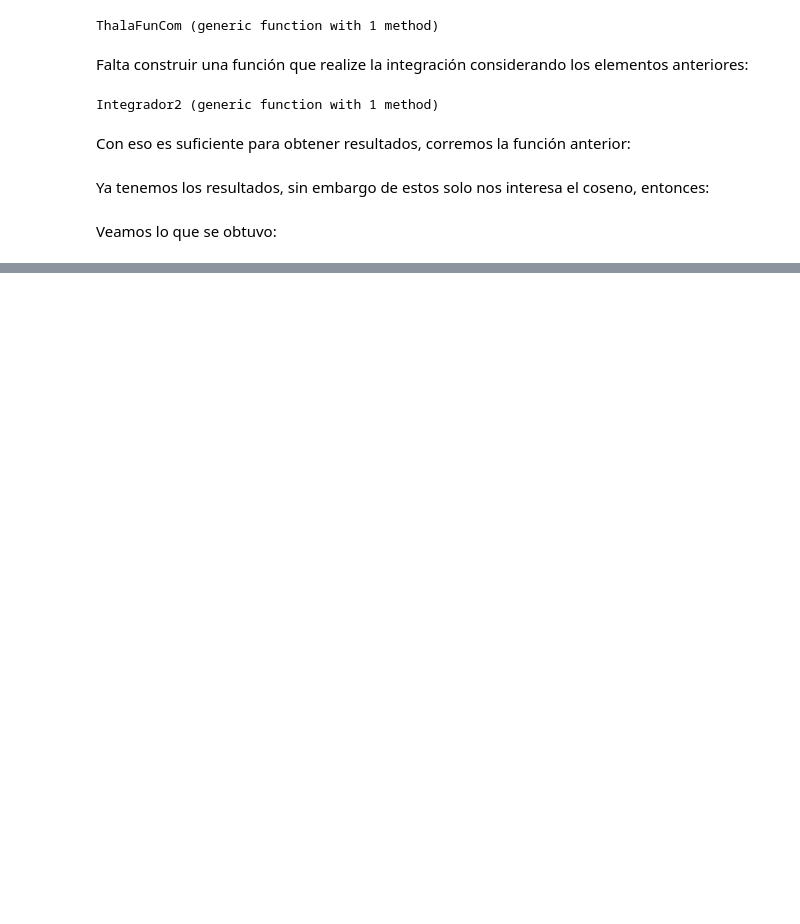
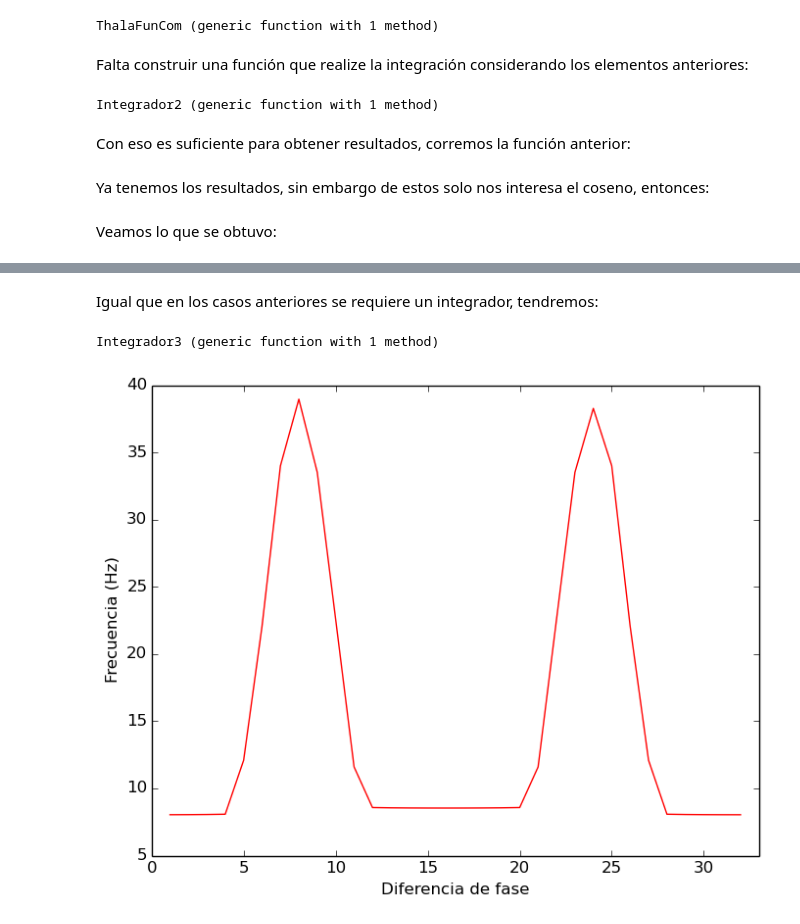
Before and after one commit to Oscarhg42/Neural-Systems, a Jupyter notebook: Circuitos.ipynb, the cells around one changed output, grey strips where cells are left out. Cells and saved outputs as stored; diff of their text form; code cells hidden in the pictures; blank space fills up the shorter version.

```diff
--- a/Circuitos.ipynb
+++ b/Circuitos.ipynb
@@ -640,0 +663,8 @@ En la gráfica anterior presentamos la simulación del modelo thalamocortical ba
+# %%
+# Definimos las constantes de interes
+
+# Las constantes:
+Γ = 40.0*2.0*π
+Θ = 5.0
+NN = 32
+K = 180.0;
@@ -640,0 +701,34 @@ En la gráfica anterior presentamos la simulación del modelo thalamocortical ba
+# %% [markdown]
+Igual que en los casos anteriores se requiere un integrador, tendremos:
+# %%
+# Función Integrador3: contiene las ecuaciones a resolver usando el método de integración de Taylor
+function Integrador3{T<:Real}( vec::Array{T,1}, t_max::Float64, Eqs::Function, epsilon::Float64, N::Int )
+    # Usará las funciones antes desarrolladas, este función pide un tiempo máximo de operación, las ecuaciones
+    # a resolver, el epsilón y el orden del polinomio de Taylor
+    tVFin, yVFin = [], []# Aquí se ubicarán los resultados
+    for i=1:2*NN
+        σ = i
+        t0 = 0.0# Iniciamos el tiempo
+        y0 = vec[1]
+
+        tV, yV = Float64[], Float64[]# Aquí se ubicarán los resultados
+
+        push!(tV, t0)
+        push!(yV, y0)# COlocamos condiciones iniciales
+
+        # Resolvemos para cada tiempo
+        dt = 1.0# Paso inicial
+        while t0 < t_max && dt>1.0e-8# Condiciones de paro
+            dt, res = evaluador(Eqs,[y0],N,epsilon,σ,t0)# Resolvemos
+            t0 += dt# A t0 se le suma el tamaño de paso
+            push!(tV,t0)
+            push!(yV,res[1])# Los resultados se guardan
+            y0 = res[1]
+        end
+        push!(tVFin,tV)
+        push!(yVFin,yV)
+    end
+    return tVFin, yVFin
+end
+# %% [output]
+Integrador3 (generic function with 1 method)
@@ -640,0 +737,16 @@ En la gráfica anterior presentamos la simulación del modelo thalamocortical ba
+# %%
+resFIN = zeros(NN,1)
+dif = zeros(NN,1)
+for i=1:NN
+    (a,) = size(resθH[2*i])
+    resFIN[i] = 10.0*resθH[2*i][a]/(2.0*π*resTH[2*i][a])
+    dif[i] = i
+end
+# %%
+plot(dif,resFIN,color="red",label=L"$\cos(z_{i}(t))$")
+xlim([-0.0,33.0])
+ylabel("Frecuencia (Hz)")
+xlabel("Diferencia de fase")
+show()
+# %% [output]
+[figure, added]
```
Also changed, not shown: parts of 27 cells of this notebook.
